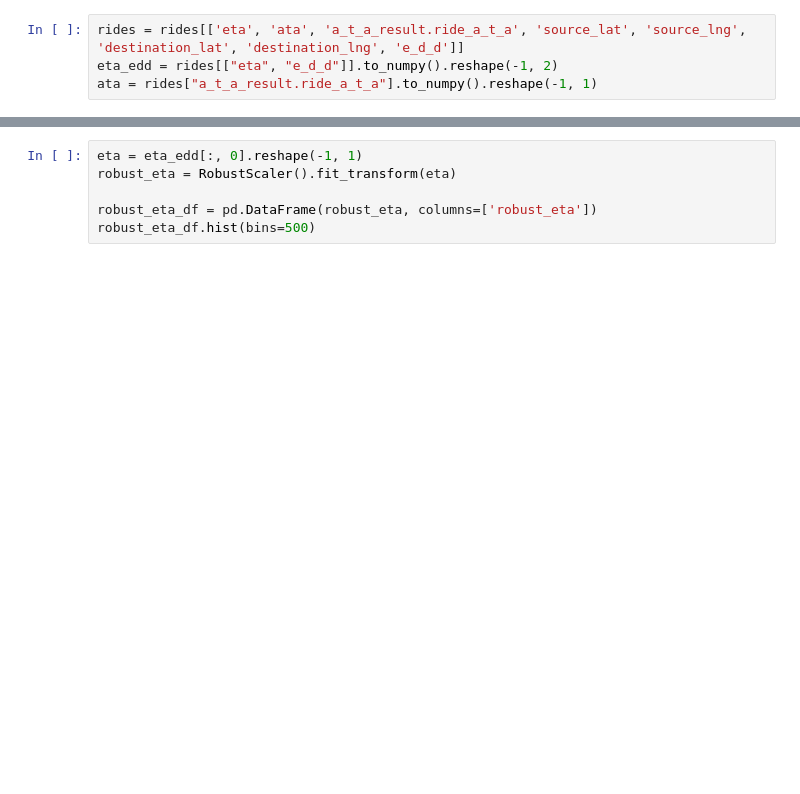
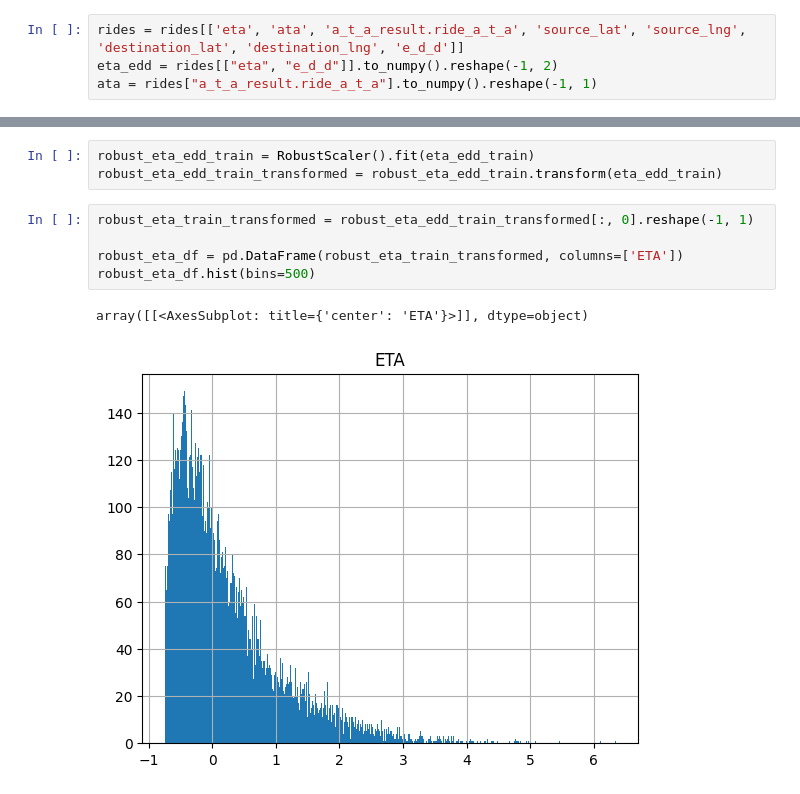
Before and after one commit to elahe-dastan/POP, a Jupyter notebook: feature_engineering/feature_engineering_a.ipynb, the cells around one changed output, grey strips where cells are left out. Drawn from its saved outputs; the diff is of its cells as text; blank space fills up the shorter version.

```diff
--- a/feature_engineering/feature_engineering_a.ipynb
+++ b/feature_engineering/feature_engineering_a.ipynb
@@ -138,7 +103,12 @@ ValueError: Found array with 0 sample(s) (shape=(0, 1)) while a minimum of 1 is
+# %%
+robust_eta_edd_train = RobustScaler().fit(eta_edd_train)
+robust_eta_edd_train_transformed = robust_eta_edd_train.transform(eta_edd_train)
 # %%
-eta = eta_edd[:, 0].reshape(-1, 1)
-robust_eta = RobustScaler().fit_transform(eta)
+robust_eta_train_transformed = robust_eta_edd_train_transformed[:, 0].reshape(-1, 1)
 
-robust_eta_df = pd.DataFrame(robust_eta, columns=['robust_eta'])
+robust_eta_df = pd.DataFrame(robust_eta_train_transformed, columns=['ETA'])
 robust_eta_df.hist(bins=500)
+# %% [output]
+array([[<AxesSubplot: title={'center': 'ETA'}>]], dtype=object)
+[figure, added]
 # %%
```
Also changed, not shown: parts of 22 cells of this notebook, 3 other files.
